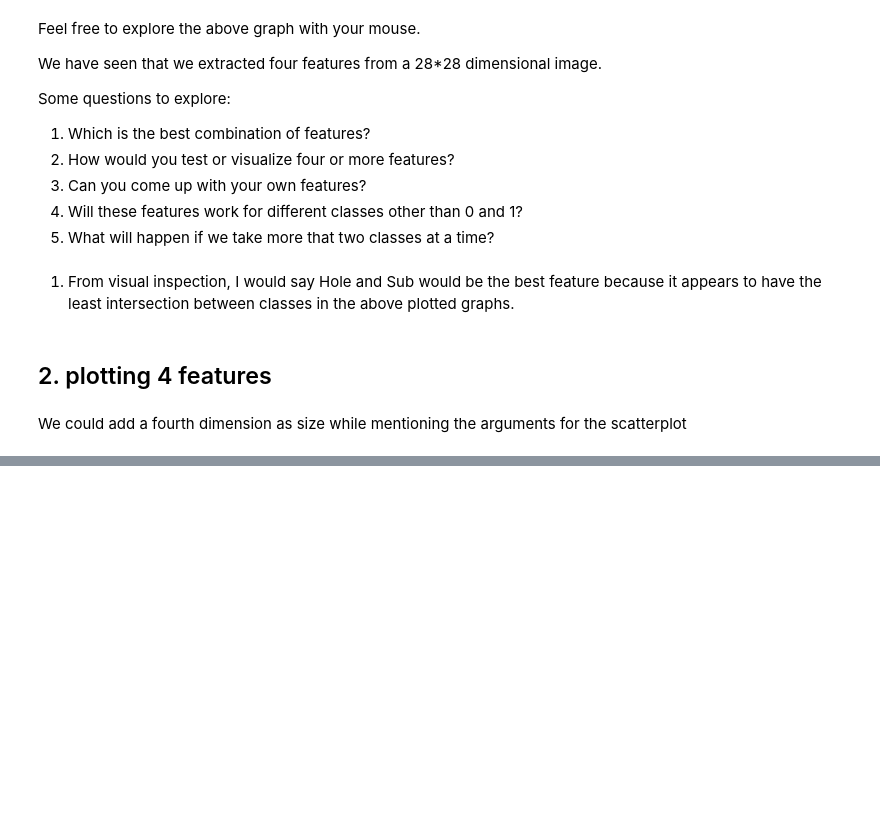
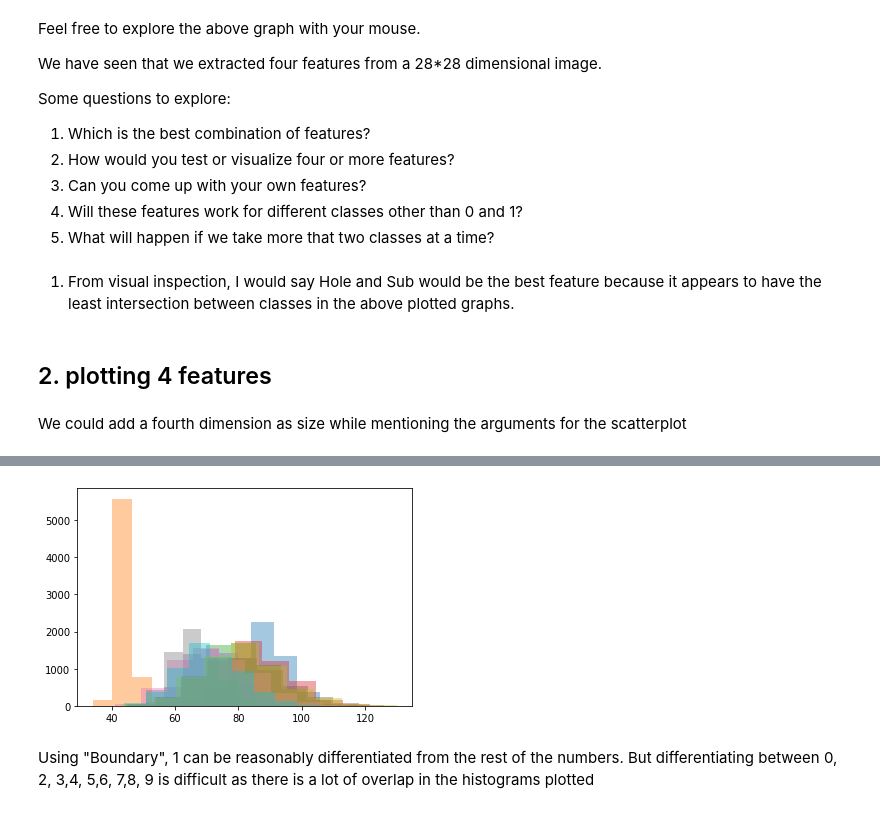
Before and after one commit to iamindhu/fmml2021, a Jupyter notebook: Lab/Lab1_Features.ipynb, the cells around one changed output, grey strips where cells are left out. Cells and saved outputs as stored; diff of their text form; code cells hidden in the pictures; blank space fills up the shorter version.

```diff
--- a/Lab/Lab1_Features.ipynb
+++ b/Lab/Lab1_Features.ipynb
@@ -737,0 +745,26 @@ plt.hist(hole8, alpha=0.7);
+# %%
+bound0 = np.array([getBoundaryPixels(i).sum() for i in no0])
+bound1 = np.array([getBoundaryPixels(i).sum() for i in no1])
+bound2 = np.array([getBoundaryPixels(i).sum() for i in no2])
+bound3 = np.array([getBoundaryPixels(i).sum() for i in no3])
+bound4 = np.array([getBoundaryPixels(i).sum() for i in no4])
+bound5 = np.array([getBoundaryPixels(i).sum() for i in no5])
+bound6 = np.array([getBoundaryPixels(i).sum() for i in no6])
+bound7 = np.array([getBoundaryPixels(i).sum() for i in no7])
+bound8 = np.array([getBoundaryPixels(i).sum() for i in no8])
+bound9 = np.array([getBoundaryPixels(i).sum() for i in no9])
+# %%
+plt.hist(bound0, alpha=0.4);
+plt.hist(bound1, alpha=0.4);
+plt.hist(bound2, alpha=0.4);
+plt.hist(bound3, alpha=0.4);
+plt.hist(bound4, alpha=0.4);
+plt.hist(bound5, alpha=0.4);
+plt.hist(bound6, alpha=0.4);
+plt.hist(bound7, alpha=0.4);
+plt.hist(bound8, alpha=0.4);
+plt.hist(bound9, alpha=0.4);
+# %% [output]
+[figure, added]
+# %% [markdown]
+Using "Boundary", 1 can be reasonably differentiated from the rest of the numbers. But differentiating between 0, 2, 3,4, 5,6, 7,8, 9 is difficult as there is a lot of overlap in the histograms plotted
```
Also changed, not shown: parts of 23 cells of this notebook.
